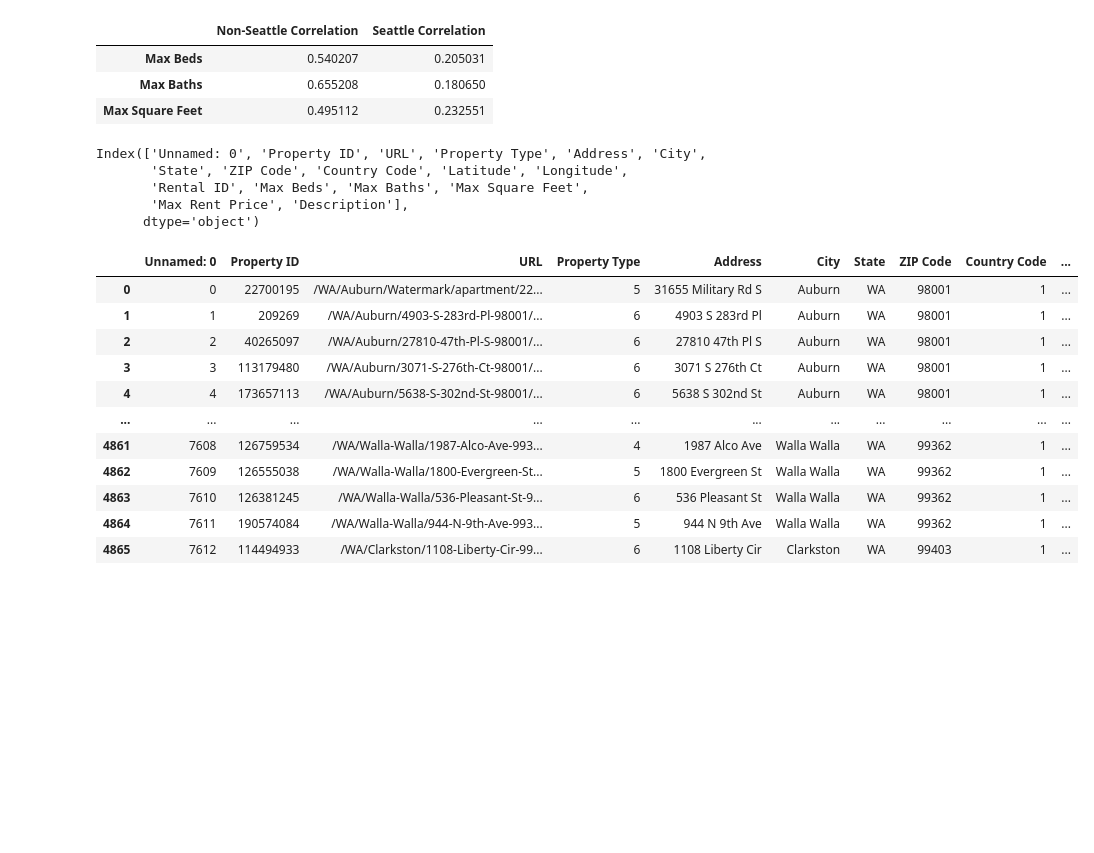
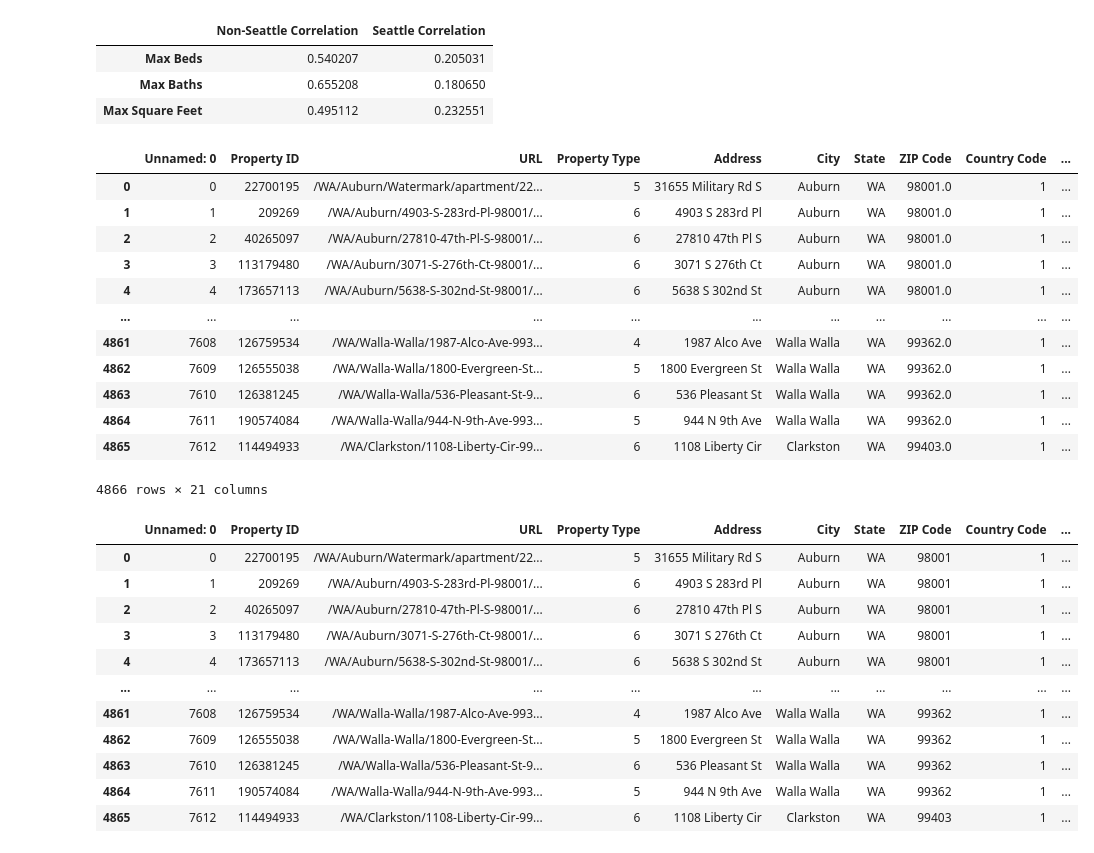
Before and after one commit to drago9773/stoebebirch, a Jupyter notebook: rent_prediction.ipynb, the cells around one changed output. Saved outputs shown, nothing was run; the diff lists cells and outputs as text; code cells hidden in the pictures; blank space fills up the shorter version.

```diff
--- a/rent_prediction.ipynb
+++ b/rent_prediction.ipynb
@@ -28,11 +30,3 @@ display(combined_correlation)
 | Max Beds | 0.540207 | 0.205031 |
 | Max Baths | 0.655208 | 0.180650 |
 | Max Square Feet | 0.495112 | 0.232551 |
-# %%
-print(df.columns)
-# %% [output]
-Index(['Unnamed: 0', 'Property ID', 'URL', 'Property Type', 'Address', 'City',
-       'State', 'ZIP Code', 'Country Code', 'Latitude', 'Longitude',
-       'Rental ID', 'Max Beds', 'Max Baths', 'Max Square Feet',
-       'Max Rent Price', 'Description'],
-      dtype='object')
@@ -50,3 +33,27 @@ df['ZIP Code'] = df['ZIP Code'].astype(str)
+# %%
+df['Average Zip Code Rent'] = df.groupby('ZIP Code')['Max Rent Price'].transform('mean')
+
+df['Average Zip Code Beds Rent'] = df.groupby(['ZIP Code', 'Max Beds'])['Max Rent Price'].transform('mean')
+
+df['Average City Rent'] = df.groupby('City')['Max Rent Price'].transform('mean')
+
+df['Average City Beds Rent'] = df.groupby(['City', 'Max Beds'])['Max Rent Price'].transform('mean')
+
+display(df)
+# %% [output]
+|  | Unnamed: 0 | Property ID | URL | Property Type | Address | City | State | ZIP Code | Country Code | ... |
+| 0 | 0 | 22700195 | /WA/Auburn/Watermark/apartment/22... | 5 | 31655 Military Rd S | Auburn | WA | 98001.0 | 1 | ... |
+| 1 | 1 | 209269 | /WA/Auburn/4903-S-283rd-Pl-98001/... | 6 | 4903 S 283rd Pl | Auburn | WA | 98001.0 | 1 | ... |
+| 2 | 2 | 40265097 | /WA/Auburn/27810-47th-Pl-S-98001/... | 6 | 27810 47th Pl S | Auburn | WA | 98001.0 | 1 | ... |
+| 3 | 3 | 113179480 | /WA/Auburn/3071-S-276th-Ct-98001/... | 6 | 3071 S 276th Ct | Auburn | WA | 98001.0 | 1 | ... |
+| 4 | 4 | 173657113 | /WA/Auburn/5638-S-302nd-St-98001/... | 6 | 5638 S 302nd St | Auburn | WA | 98001.0 | 1 | ... |
+| ... | ... | ... | ... | ... | ... | ... | ... | ... | ... | ... |
+| 4861 | 7608 | 126759534 | /WA/Walla-Walla/1987-Alco-Ave-993... | 4 | 1987 Alco Ave | Walla Walla | WA | 99362.0 | 1 | ... |
+| 4862 | 7609 | 126555038 | /WA/Walla-Walla/1800-Evergreen-St... | 5 | 1800 Evergreen St | Walla Walla | WA | 99362.0 | 1 | ... |
+| 4863 | 7610 | 126381245 | /WA/Walla-Walla/536-Pleasant-St-9... | 6 | 536 Pleasant St | Walla Walla | WA | 99362.0 | 1 | ... |
+| 4864 | 7611 | 190574084 | /WA/Walla-Walla/944-N-9th-Ave-993... | 5 | 944 N 9th Ave | Walla Walla | WA | 99362.0 | 1 | ... |
+| 4865 | 7612 | 114494933 | /WA/Clarkston/1108-Liberty-Cir-99... | 6 | 1108 Liberty Cir | Clarkston | WA | 99403.0 | 1 | ... |
+4866 rows × 21 columns
 # %%
 zips = pd.read_csv("2020_census_data.csv")
 # %%
```
Also changed, not shown: parts of 8 cells of this notebook.
